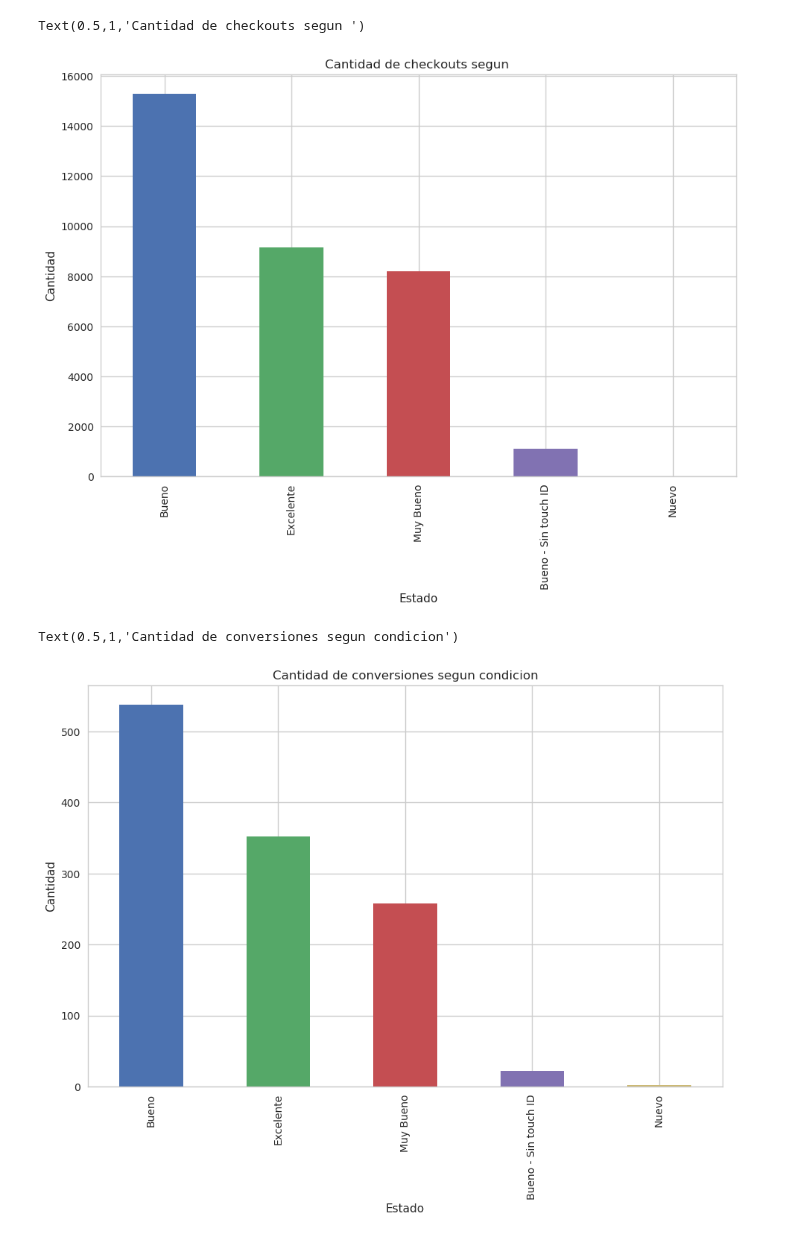
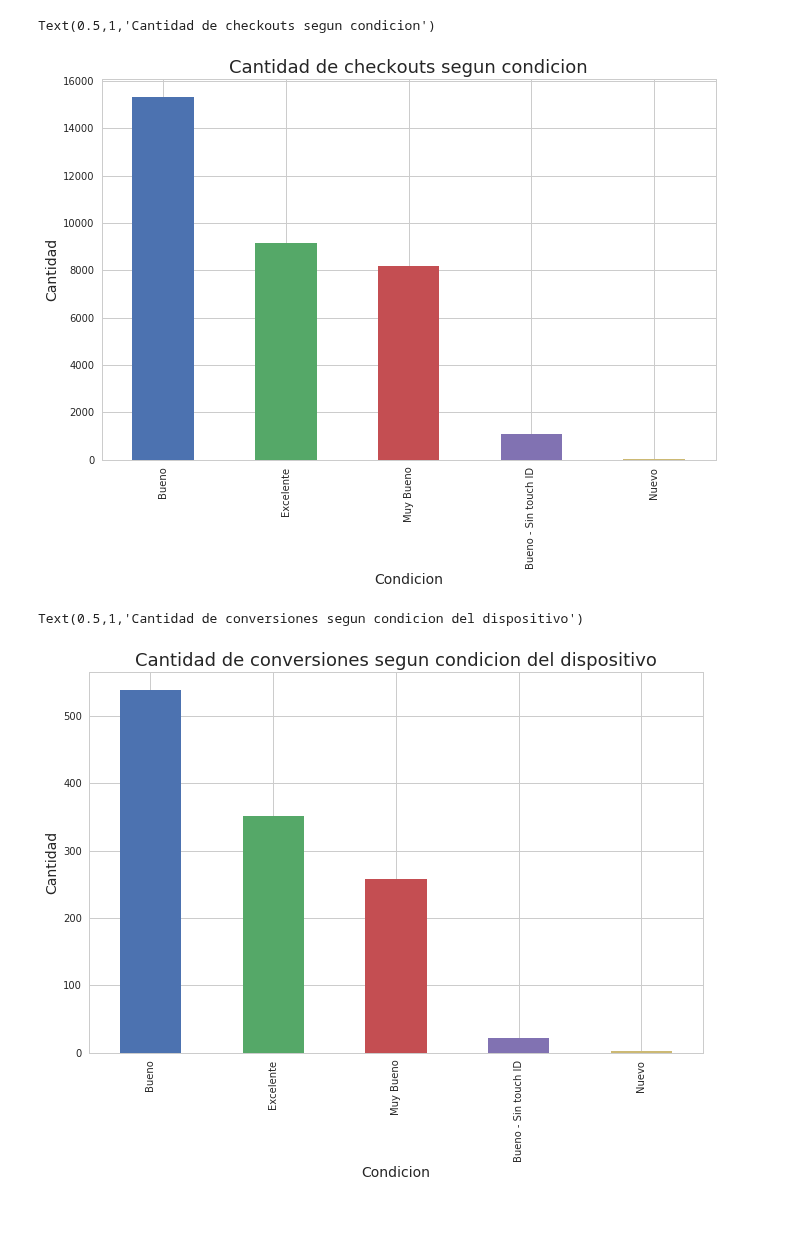
Before and after one commit to gabyrobles93/7506-TP1-Trocafone, a Jupyter notebook: analisis_dispositivo_segun_condicion.ipynb, the cells around one changed output. Cells and saved outputs as stored; diff of their text form; code cells hidden in the pictures.

Commit message:
agrega analisis de dispositivos segun condicion en el informe

```diff
--- a/analisis_dispositivo_segun_condicion.ipynb
+++ b/analisis_dispositivo_segun_condicion.ipynb
@@ -24,21 +24,21 @@ events.head()
 # %%
 p = events.loc[events['event'] == 'checkout']['condition'].value_counts().plot.bar(figsize=(11,7))
 p.set_xticklabels(['Bueno', 'Excelente', 'Muy Bueno', 'Bueno - Sin touch ID', 'Nuevo'])
-p.set_ylabel('Cantidad')
-p.set_xlabel('Estado')
-p.set_title('Cantidad de checkouts segun ')
+p.set_ylabel('Cantidad', fontsize=14)
+p.set_xlabel('Condicion', fontsize=14)
+p.set_title('Cantidad de checkouts segun condicion', fontsize=18)
 # %% [output]
-Text(0.5,1,'Cantidad de checkouts segun ')
+Text(0.5,1,'Cantidad de checkouts segun condicion')
-[figure, old version]
+[figure, new version]
 # %%
 p = events.loc[events['event'] == 'conversion']['condition'].value_counts().plot.bar(figsize=(11,7))
 p.set_xticklabels(['Bueno', 'Excelente', 'Muy Bueno', 'Bueno - Sin touch ID', 'Nuevo'])
-p.set_ylabel('Cantidad')
-p.set_xlabel('Estado')
-p.set_title('Cantidad de conversiones segun condicion')
+p.set_ylabel('Cantidad', fontsize=14)
+p.set_xlabel('Condicion', fontsize=14)
+p.set_title('Cantidad de conversiones segun condicion del dispositivo', fontsize=18)
 # %% [output]
-Text(0.5,1,'Cantidad de conversiones segun condicion')
+Text(0.5,1,'Cantidad de conversiones segun condicion del dispositivo')
-[figure, old version]
+[figure, new version]
 # %%
 events_short = events.loc[events['event'] == 'conversion']
 grouped = events_short.groupby(['model','condition']).agg({'person':'count'})
```
Also changed, not shown: parts of 8 cells of this notebook, 1 other file.
